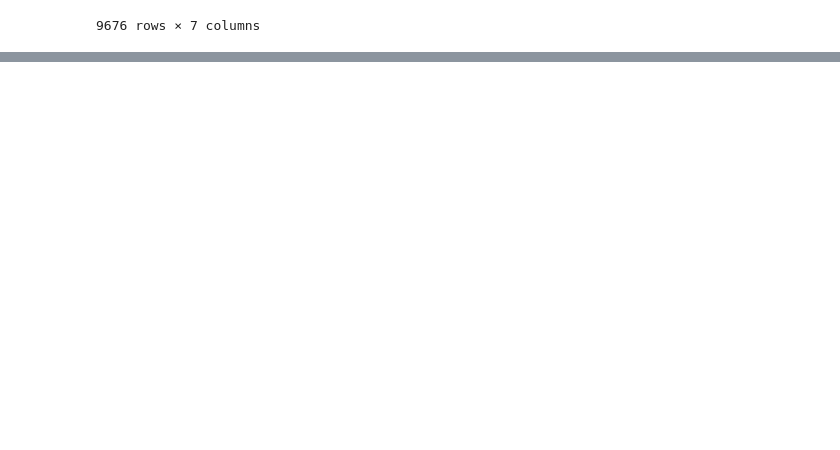
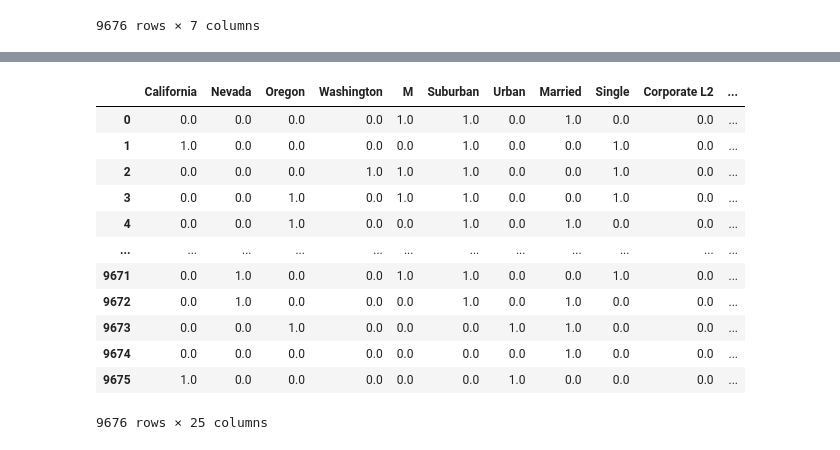
Before and after one commit to cargide/Customer-Analysis-Round, a Jupyter notebook: Customer Analysis Round 2.ipynb, the cells around one changed output, grey strips where cells are left out. Drawn from its saved outputs; the diff is of its cells as text; code cells hidden in the pictures; blank space fills up the shorter version.

```diff
--- a/Customer Analysis Round 2.ipynb
+++ b/Customer Analysis Round 2.ipynb
@@ -679,0 +715,2 @@ numerical_normalized
+# %%
+categorical = categorical.drop(['POLICY_TYPE', 'CUSTOMER'], axis=1)
@@ -679,0 +730,3 @@ numerical_normalized
+# %%
+categorical_OH = categorical[['STATE','GENDER','LOCATION_CODE', 'MARITAL_STATUS', 'POLICY','SALES_CHANNEL', 'VEHICLE_CLASS']].copy()
+categorical_label = categorical[['RESPONSE', 'COVERAGE', 'EDUCATION', 'EMPLOYMENT_STATUS', 'RENEW_OFFER_TYPE', 'VEHICLE_SIZE']].copy()
@@ -679,0 +749,26 @@ numerical_normalized
+# %%
+encoder = OneHotEncoder().fit(categorical_OH)
+encoded_for_p = encoder.transform(categorical_OH).toarray()
+
+encoder.categories_
+cols = [colname for row in encoder.categories_ for colname in row]
+
+onehot_table = pd.DataFrame(encoded_for_p, columns=cols)
+cols_to_drop = [row[0] for row in encoder.categories_]
+
+onehot_table = onehot_table.drop(cols_to_drop,axis=1)
+onehot_table
+# %% [output]
+|  | California | Nevada | Oregon | Washington | M | Suburban | Urban | Married | Single | Corporate L2 | ... |
+| 0 | 0.0 | 0.0 | 0.0 | 0.0 | 1.0 | 1.0 | 0.0 | 1.0 | 0.0 | 0.0 | ... |
+| 1 | 1.0 | 0.0 | 0.0 | 0.0 | 0.0 | 1.0 | 0.0 | 0.0 | 1.0 | 0.0 | ... |
+| 2 | 0.0 | 0.0 | 0.0 | 1.0 | 1.0 | 1.0 | 0.0 | 0.0 | 1.0 | 0.0 | ... |
+| 3 | 0.0 | 0.0 | 1.0 | 0.0 | 1.0 | 1.0 | 0.0 | 0.0 | 1.0 | 0.0 | ... |
+| 4 | 0.0 | 0.0 | 1.0 | 0.0 | 0.0 | 1.0 | 0.0 | 1.0 | 0.0 | 0.0 | ... |
+| ... | ... | ... | ... | ... | ... | ... | ... | ... | ... | ... | ... |
+| 9671 | 0.0 | 1.0 | 0.0 | 0.0 | 1.0 | 1.0 | 0.0 | 0.0 | 1.0 | 0.0 | ... |
+| 9672 | 0.0 | 1.0 | 0.0 | 0.0 | 0.0 | 1.0 | 0.0 | 1.0 | 0.0 | 0.0 | ... |
+| 9673 | 0.0 | 0.0 | 1.0 | 0.0 | 0.0 | 0.0 | 1.0 | 1.0 | 0.0 | 0.0 | ... |
+| 9674 | 0.0 | 0.0 | 0.0 | 0.0 | 0.0 | 0.0 | 0.0 | 1.0 | 0.0 | 0.0 | ... |
+| 9675 | 1.0 | 0.0 | 0.0 | 0.0 | 0.0 | 0.0 | 1.0 | 0.0 | 0.0 | 0.0 | ... |
+9676 rows × 25 columns
```
Also changed, not shown: parts of 41 cells of this notebook.
